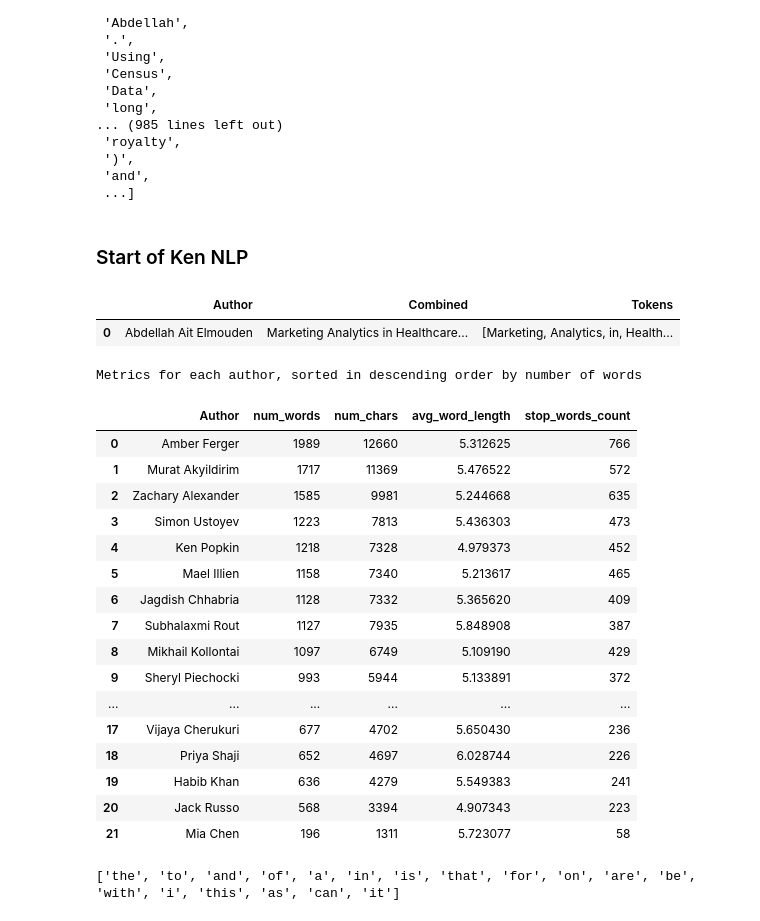
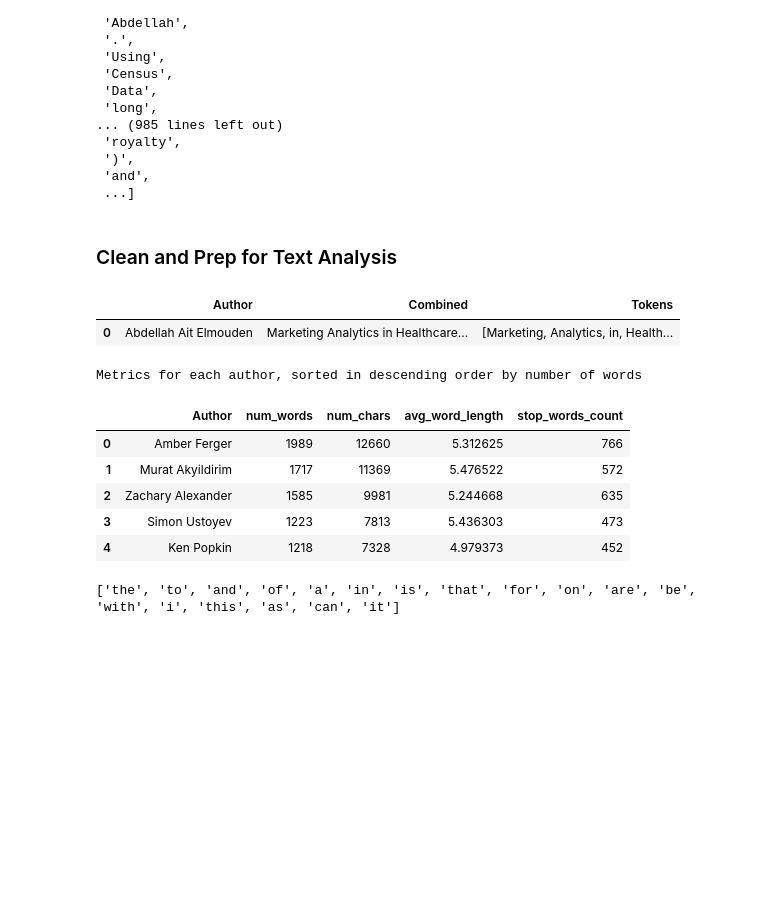
Before and after one commit to WillieDavonSmalls/KJW_CUNY_DATA_620, a Jupyter notebook: KJW_Final_Project_DS620/KJW_Final_Project_DS620.ipynb, the cells around one changed output. Saved outputs shown, nothing was run; the diff lists cells and outputs as text; code cells hidden in the pictures; blank space fills up the shorter version.

Commit message:
NLP Cleaning Updates
NLP cleaning updates

```diff
--- a/KJW_Final_Project_DS620/KJW_Final_Project_DS620.ipynb
+++ b/KJW_Final_Project_DS620/KJW_Final_Project_DS620.ipynb
@@ -258,8 +258,8 @@ discussion_text_new["Tokens"][5]
 #vocab = sorted(set(words))
 #sentences = nltk.sent_tokenize(document)
 #sentences = [nltk.word_tokenize(sent) for sent in sentences]
-# %% [markdown]
-### Start of Ken NLP
+# %% [markdown]
+### Clean and Prep for Text Analysis
 # %%
 #This dataframe has a row for each class member (author) that wrote at least one discussion post, or commented on an
 #existing post. There is one row per author, so an author who wrote 10 discussions and 10 replies has a single row
@@ -285,42 +285,31 @@ def stop_words_count(combined):
     for w in words:
         if w in stop_words:
             count = count + 1
 
     return count
 
 base_metrics = discussion_text_new
 
 base_metrics = base_metrics.drop(['Combined','Tokens'], axis=1)
 
 base_metrics['num_words'] = discussion_text_new.Combined.apply(lambda x: len(str(x).split(' ')))
 
 base_metrics['num_chars'] = discussion_text_new.Combined.str.len()
 
 base_metrics['avg_word_length'] = discussion_text_new.Combined.apply(lambda x: avg_word_length(x))
 
 stop_words = stopwords.words('english')
 base_metrics['stop_words_count'] = discussion_text_new.Combined.apply(lambda x: stop_words_count(x))
 
 base_metrics = base_metrics.sort_values(['num_words'], ascending=False).reset_index(drop=True)
 
 print('Metrics for each author, sorted in descending order by number of words')
-base_metrics
+base_metrics.head()
 # %% [output]
 Metrics for each author, sorted in descending order by number of words
 |  | Author | num_words | num_chars | avg_word_length | stop_words_count |
 | 0 | Amber Ferger | 1989 | 12660 | 5.312625 | 766 |
 | 1 | Murat Akyildirim | 1717 | 11369 | 5.476522 | 572 |
 | 2 | Zachary Alexander | 1585 | 9981 | 5.244668 | 635 |
 | 3 | Simon Ustoyev | 1223 | 7813 | 5.436303 | 473 |
 | 4 | Ken Popkin | 1218 | 7328 | 4.979373 | 452 |
-| 5 | Mael Illien | 1158 | 7340 | 5.213617 | 465 |
-| 6 | Jagdish Chhabria | 1128 | 7332 | 5.365620 | 409 |
-| 7 | Subhalaxmi Rout | 1127 | 7935 | 5.848908 | 387 |
-| 8 | Mikhail Kollontai | 1097 | 6749 | 5.109190 | 429 |
-| 9 | Sheryl Piechocki | 993 | 5944 | 5.133891 | 372 |
-| ... | ... | ... | ... | ... | ... |
-| 17 | Vijaya Cherukuri | 677 | 4702 | 5.650430 | 236 |
-| 18 | Priya Shaji | 652 | 4697 | 6.028744 | 226 |
-| 19 | Habib Khan | 636 | 4279 | 5.549383 | 241 |
-| 20 | Jack Russo | 568 | 3394 | 4.907343 | 223 |
-| 21 | Mia Chen | 196 | 1311 | 5.723077 | 58 |
```
Also changed, not shown: parts of 8 cells of this notebook, 1 other file.
